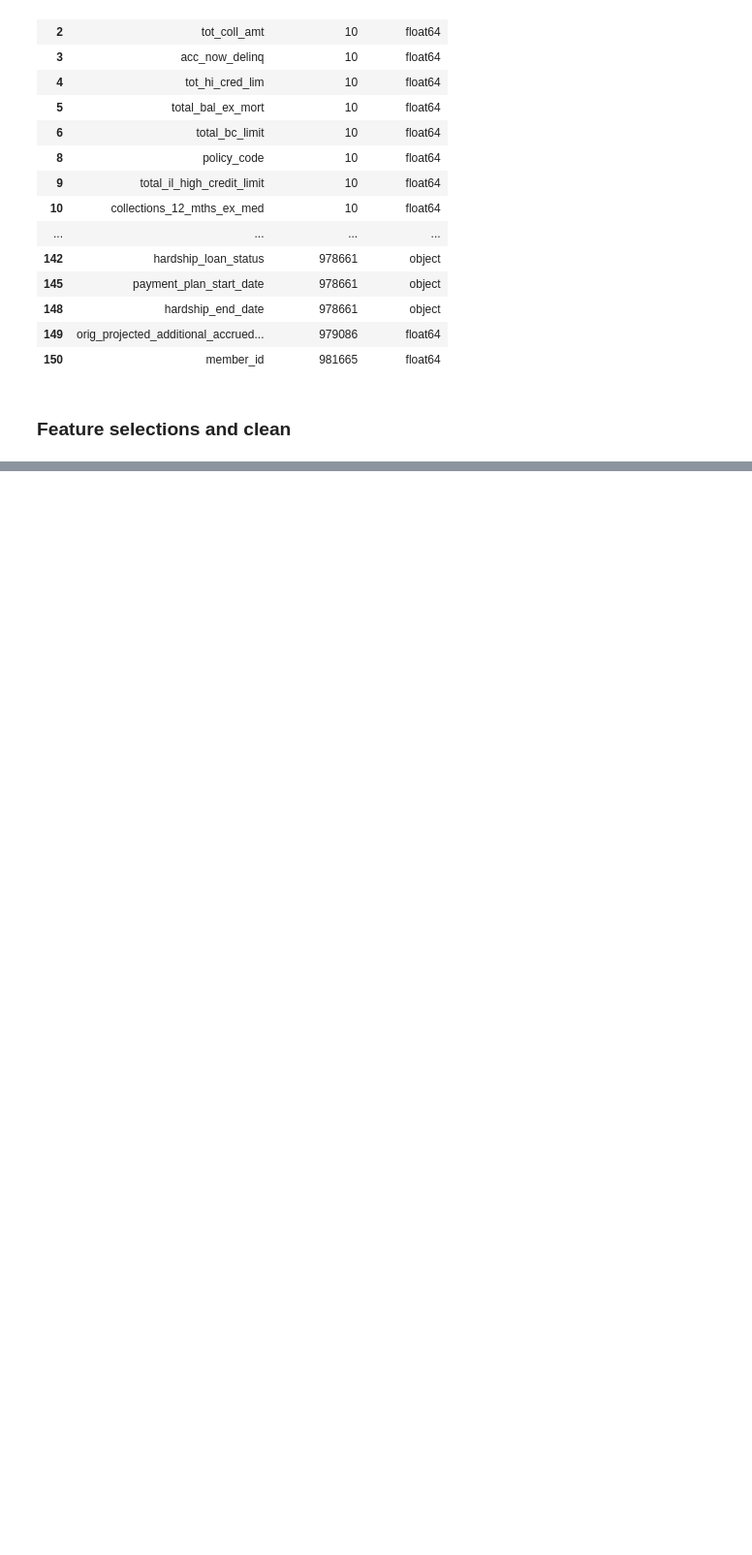
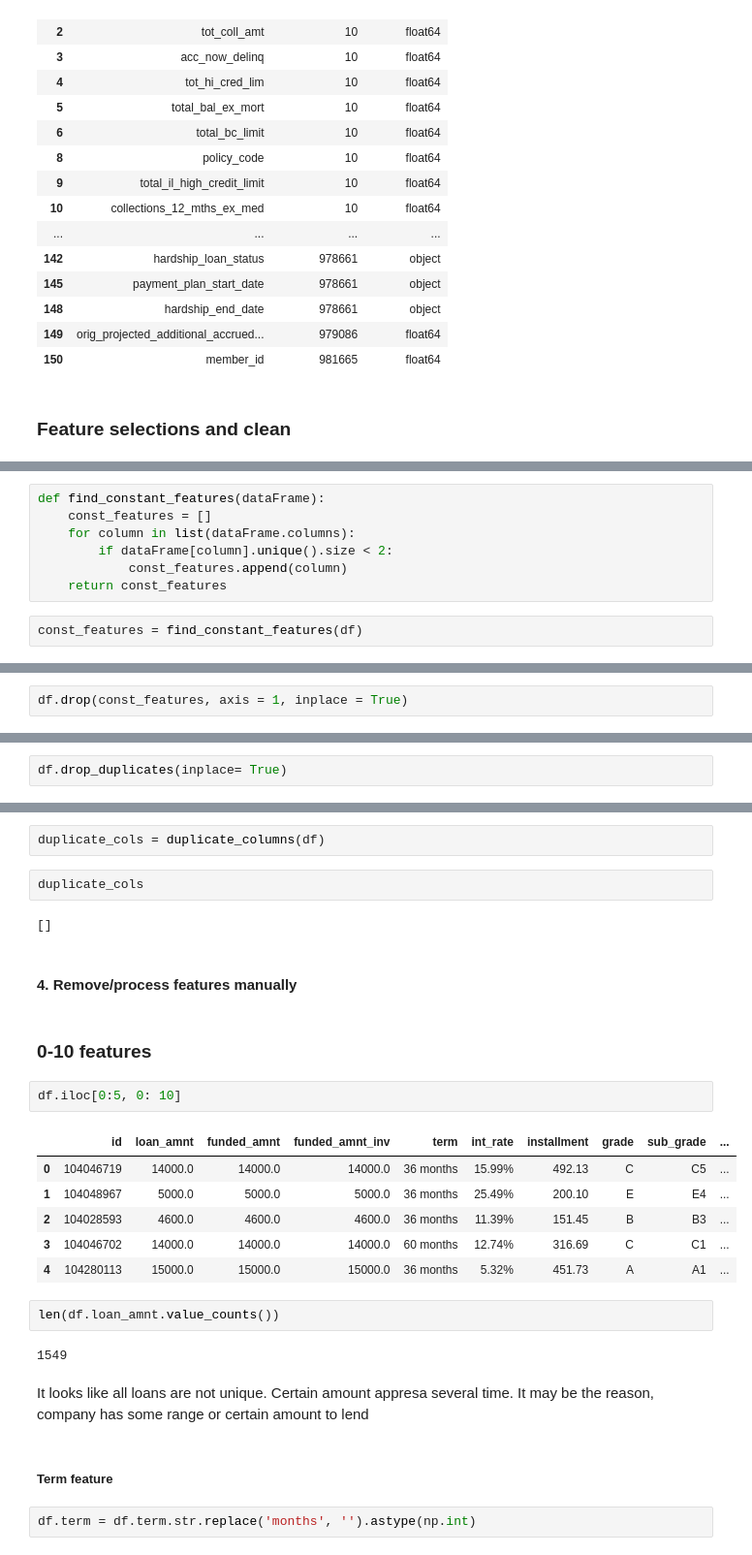
Before and after one commit to msahamed/lending_loan_prediction, a Jupyter notebook: loan_prediction.ipynb, the cells around one changed output, grey strips where cells are left out. Shown at 97% size. Saved outputs shown, nothing was run; the diff lists cells and outputs as text; blank space fills up the shorter version.

```diff
--- a/loan_prediction.ipynb
+++ b/loan_prediction.ipynb
@@ -72,0 +154,9 @@ df_dtypes.sort_values(['missing_value', 'feature_type'])
+# %%
+def find_constant_features(dataFrame):
+    const_features = []
+    for column in list(dataFrame.columns):
+        if dataFrame[column].unique().size < 2:
+            const_features.append(column)
+    return const_features
+# %%
+const_features = find_constant_features(df)
@@ -72,0 +167,2 @@ df_dtypes.sort_values(['missing_value', 'feature_type'])
+# %%
+df.drop(const_features, axis = 1, inplace = True)
@@ -72,0 +175,2 @@ df_dtypes.sort_values(['missing_value', 'feature_type'])
+# %%
+df.drop_duplicates(inplace= True)
@@ -72,0 +202,29 @@ df_dtypes.sort_values(['missing_value', 'feature_type'])
+# %%
+duplicate_cols = duplicate_columns(df)
+# %%
+duplicate_cols
+# %% [output]
+[]
+# %% [markdown]
+#### 4. Remove/process features manually
+# %% [markdown]
+### 0-10 features
+# %%
+df.iloc[0:5, 0: 10]
+# %% [output]
+|  | id | loan_amnt | funded_amnt | funded_amnt_inv | term | int_rate | installment | grade | sub_grade | ... |
+| 0 | 104046719 | 14000.0 | 14000.0 | 14000.0 | 36 months | 15.99% | 492.13 | C | C5 | ... |
+| 1 | 104048967 | 5000.0 | 5000.0 | 5000.0 | 36 months | 25.49% | 200.10 | E | E4 | ... |
+| 2 | 104028593 | 4600.0 | 4600.0 | 4600.0 | 36 months | 11.39% | 151.45 | B | B3 | ... |
+| 3 | 104046702 | 14000.0 | 14000.0 | 14000.0 | 60 months | 12.74% | 316.69 | C | C1 | ... |
+| 4 | 104280113 | 15000.0 | 15000.0 | 15000.0 | 36 months | 5.32% | 451.73 | A | A1 | ... |
+# %%
+len(df.loan_amnt.value_counts())
+# %% [output]
+1549
+# %% [markdown]
+It looks like all loans are not unique. Certain amount appresa several time. It may be the reason, company has some range or certain amount to lend
+# %% [markdown]
+##### Term feature
+# %%
+df.term = df.term.str.replace('months', '').astype(np.int)
```
Also changed, not shown: parts of 34 cells of this notebook, 1 other file.
